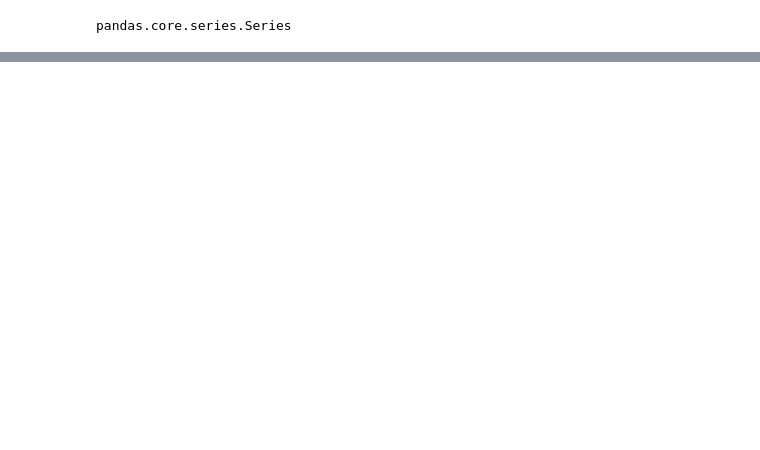
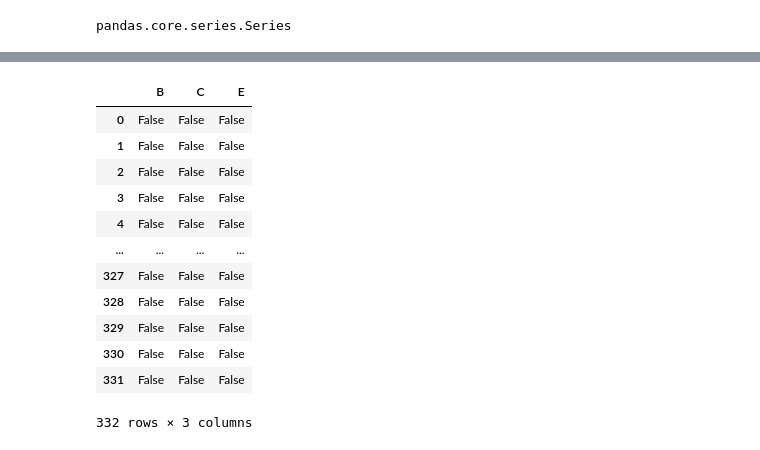
Before and after one commit to AbhishekMhamane/Python-Codes, a Jupyter notebook: Pandas/Pandas_Tut.ipynb, the cells around one changed output, grey strips where cells are left out. Saved outputs shown, nothing was run; the diff lists cells and outputs as text; code cells hidden in the pictures; blank space fills up the shorter version.

```diff
--- a/Pandas/Pandas_Tut.ipynb
+++ b/Pandas/Pandas_Tut.ipynb
@@ -532,0 +565,17 @@ newdf
+# %%
+# it returns true if value is null
+newdf.isnull()
+# %% [output]
+|  | B | C | E |
+| 0 | False | False | False |
+| 1 | False | False | False |
+| 2 | False | False | False |
+| 3 | False | False | False |
+| 4 | False | False | False |
+| ... | ... | ... | ... |
+| 327 | False | False | False |
+| 328 | False | False | False |
+| 329 | False | False | False |
+| 330 | False | False | False |
+| 331 | False | False | False |
+332 rows × 3 columns
```
Also changed, not shown: parts of 47 cells of this notebook.
